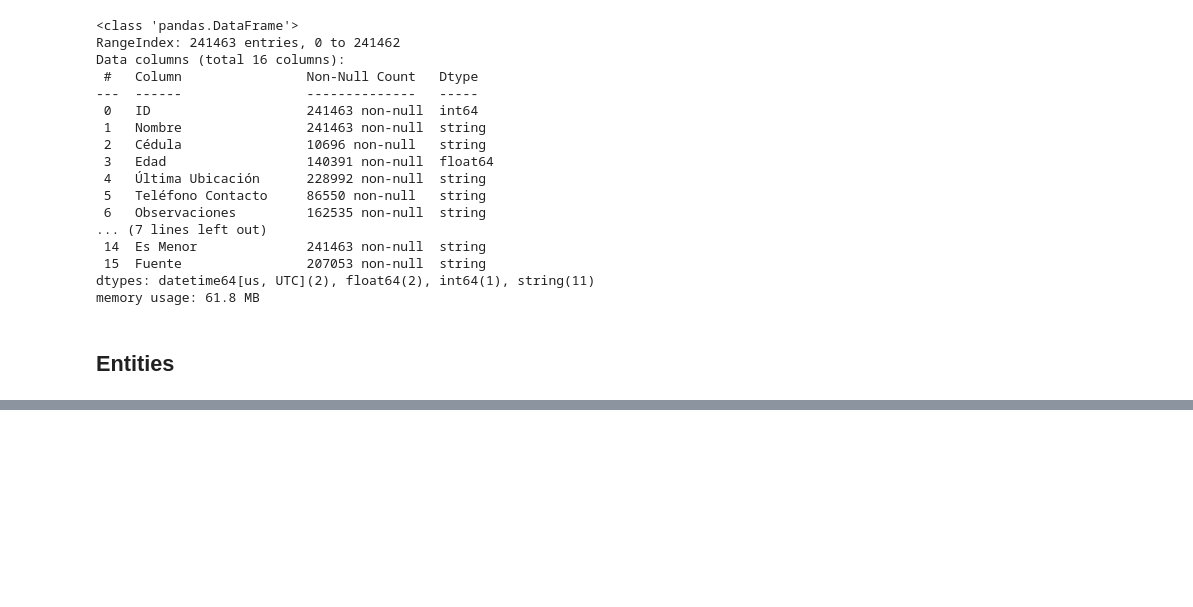
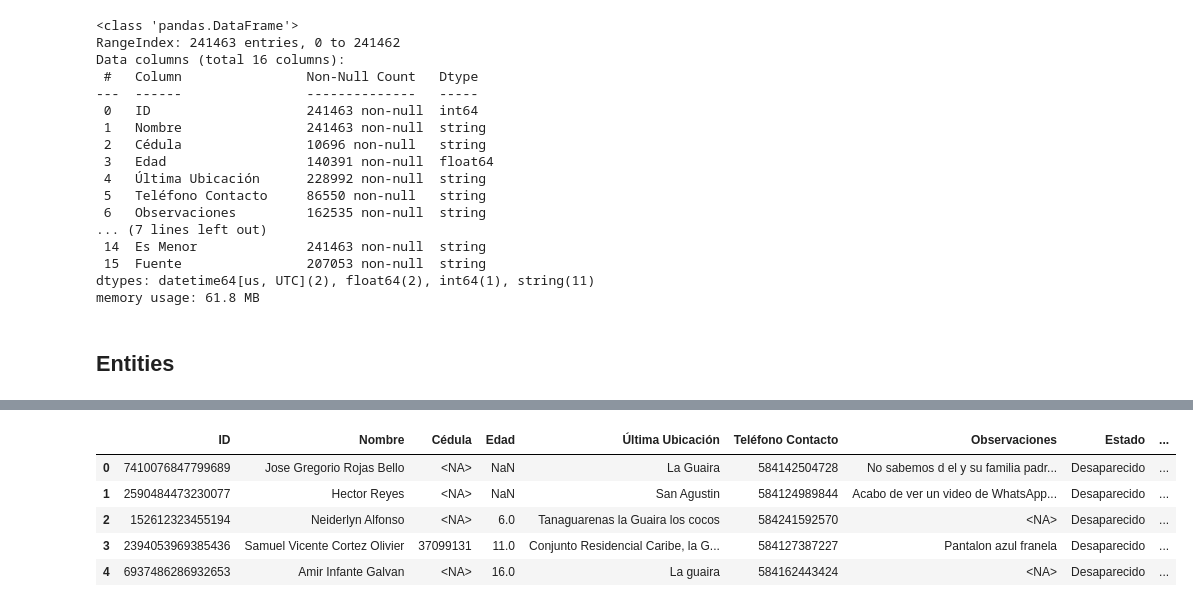
Before and after one commit to keyladiazv/aevdata_cleaning, a Jupyter notebook: analisis_datos/notebooks/01_exploracion_dataset.ipynb, the cells around one changed output, grey strips where cells are left out. Drawn from its saved outputs; the diff is of its cells as text; code cells hidden in the pictures; blank space fills up the shorter version.

```diff
--- a/analisis_datos/notebooks/01_exploracion_dataset.ipynb
+++ b/analisis_datos/notebooks/01_exploracion_dataset.ipynb
@@ -312,8 +264,0 @@ for _, fila_ids in grupos:
-# %%
-# Convertimos cada grupo conectado en un entity_id compacto y estable dentro del notebook.
-raices = pd.Series(df_entities["fila_id"]).apply(buscar_raiz)
-
-df_entities["entity_id"] = pd.factorize(raices)[0]
-df_entities = df_entities.drop(columns="fila_id")
-
-df_entities["entity_id"].isna().sum()
@@ -328,0 +265,27 @@ resumen_entities
+# %%
+#  Función de limpieza
+def limpiar_nombre(texto):
+    if pd.isna(texto):
+        return pd.NA
+
+    texto = str(texto)
+
+    # eliminar HTML
+    texto = re.sub(r"<.*?>", "", texto)
+
+    # eliminar XSS / scripts
+    texto = re.sub(r"(?i)(on\w+=|javascript:|script)", "", texto)
+
+    # normalización unicode
+    texto = unicodedata.normalize("NFKD", texto)
+
+    # solo letras y espacios
+    texto = re.sub(r"[^a-zA-ZÀ-ÿñÑ\s]", "", texto)
+
+    # espacios limpios
+    texto = re.sub(r"\s+", " ", texto).strip()
+
+    return texto if texto != "" else pd.NA
+# %%
+# Crear columna limpia
+df_entities["Nombre_clean"] = df_entities["Nombre"].apply(limpiar_nombre)
@@ -328,0 +314,10 @@ resumen_entities
+# %%
+# Filtrar nombres válidos
+df_validos[df_validos["Nombre_clean"].notna()].head()
+# %% [output]
+|  | ID | Nombre | Cédula | Edad | Última Ubicación | Teléfono Contacto | Observaciones | Estado | ... |
+| 0 | 7410076847799689 | Jose Gregorio Rojas Bello | <NA> | NaN | La Guaira | 584142504728 | No sabemos d el y su familia padr... | Desaparecido | ... |
+| 1 | 2590484473230077 | Hector Reyes | <NA> | NaN | San Agustin | 584124989844 | Acabo de ver un video de WhatsApp... | Desaparecido | ... |
+| 2 | 152612323455194 | Neiderlyn Alfonso | <NA> | 6.0 | Tanaguarenas la Guaira los cocos | 584241592570 | <NA> | Desaparecido | ... |
+| 3 | 2394053969385436 | Samuel Vicente Cortez Olivier | 37099131 | 11.0 | Conjunto Residencial Caribe, la G... | 584127387227 | Pantalon azul franela | Desaparecido | ... |
+| 4 | 6937486286932653 | Amir Infante Galvan | <NA> | 16.0 | La guaira | 584162443424 | <NA> | Desaparecido | ... |
```
Also changed, not shown: parts of 34 cells of this notebook, 18 other files.
